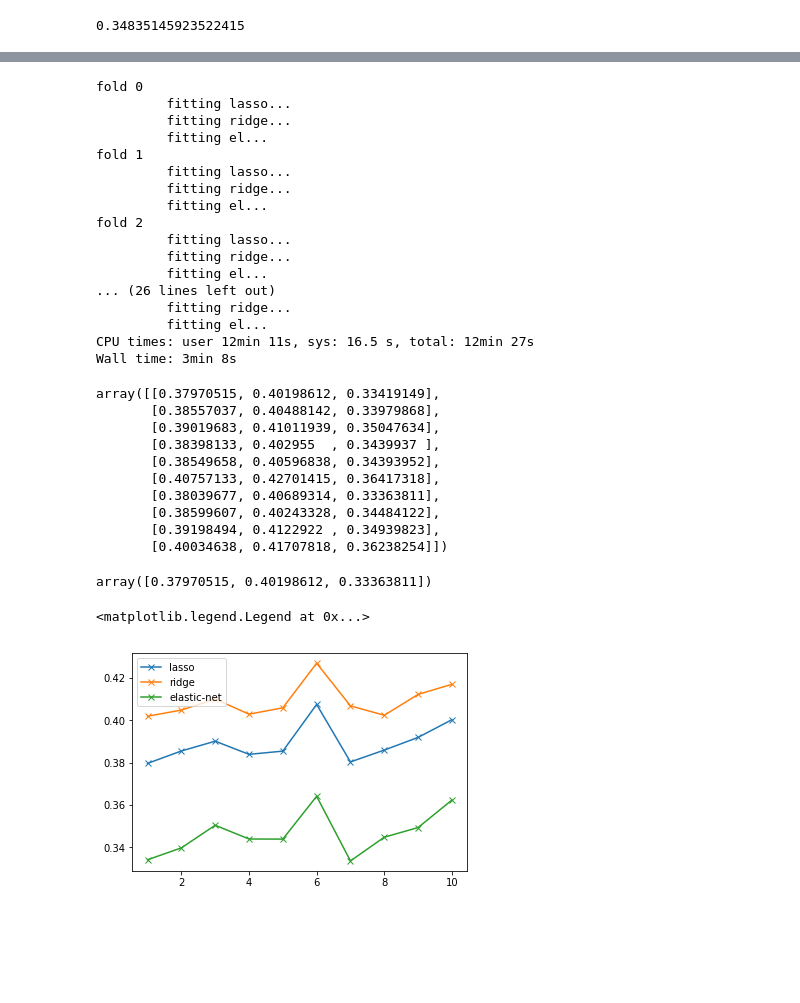
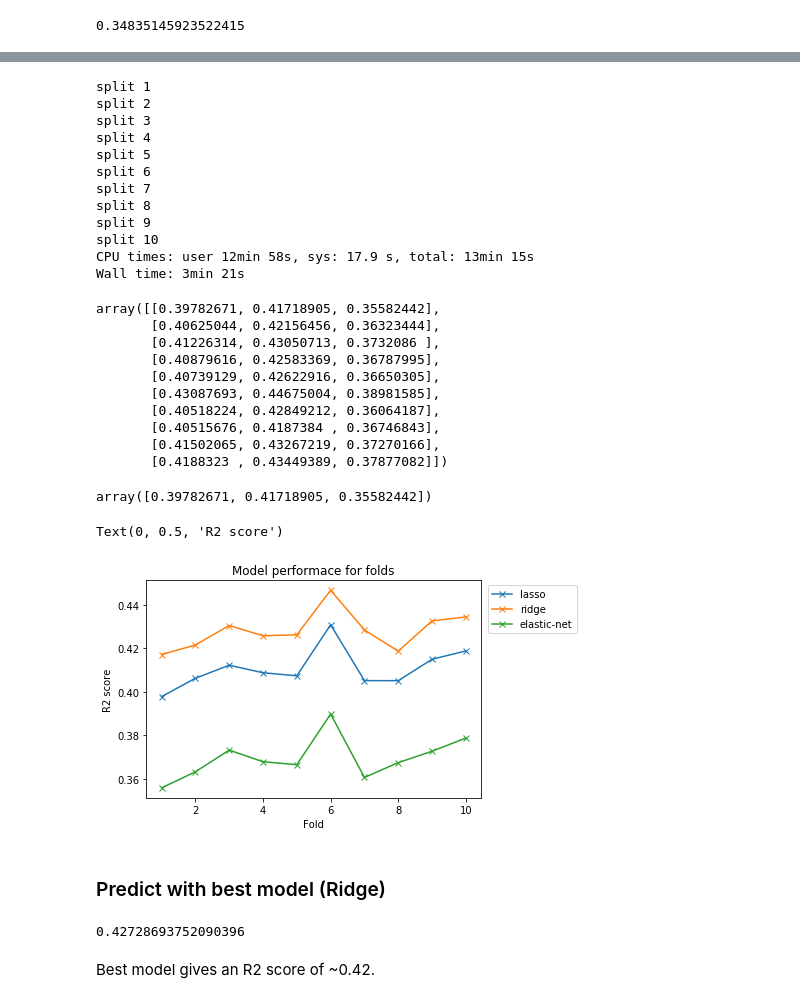
Before and after one commit to DarkestFloyd/DS5500, a Jupyter notebook: Real_World_DS/hw.ipynb, the cells around one changed output, grey strips where cells are left out. Drawn from its saved outputs; the diff is of its cells as text; code cells hidden in the pictures; blank space fills up the shorter version.

```diff
--- a/Real_World_DS/hw.ipynb
+++ b/Real_World_DS/hw.ipynb
@@ -313,20 +299,19 @@ kf.get_n_splits(train_X)
 # %%
 %%time
 lasso_opt = Lasso(alpha=1e-2, fit_intercept=False, normalize=False, copy_X=True)
-ridge_opt = Ridge(alpha=1e-2, fit_intercept=False, normalize=False, copy_X=True)
+ridge_opt = Ridge(alpha=1e-3, fit_intercept=False, normalize=False, copy_X=True)
 el_opt = ElasticNet(alpha=0.0370, l1_ratio=1, fit_intercept=False, normalize=False, copy_X=True)
 
-scores = np.zeros(shape=(10, 3))
+splits = 10
+kf = KFold(n_splits=splits, shuffle=True, random_state=666)
+scores = np.zeros(shape=(splits, 3))
 for i, (train_idx, val_idx) in enumerate(kf.split(train_X)):
     train_fold_x, train_fold_y = train_X.iloc[train_idx, :], train_y[train_idx]
     test_fold_x, test_fold_y = train_X.iloc[val_idx, :], train_y[val_idx]
 
-    print('fold {0}'.format(i))
-    print('\t fitting lasso...')
+    print('split {0}'.format(i + 1))
     lasso_opt.fit(train_fold_x, train_fold_y)
-    print('\t fitting ridge...')
     ridge_opt.fit(train_fold_x, train_fold_y)
-    print('\t fitting el...')
     el_opt.fit(train_fold_x, train_fold_y)
 
     score = []
@@ -336,45 +321,52 @@ for i, (train_idx, val_idx) in enumerate(kf.split(train_X)):
 
     scores[i, :] = score
 # %% [output]
-fold 0
-         fitting lasso...
-         fitting ridge...
-         fitting el...
-fold 1
-         fitting lasso...
-         fitting ridge...
-         fitting el...
-fold 2
-         fitting lasso...
-         fitting ridge...
-         fitting el...
-... (26 lines left out)
-         fitting ridge...
-         fitting el...
-CPU times: user 12min 11s, sys: 16.5 s, total: 12min 27s
-Wall time: 3min 8s
+split 1
+split 2
+split 3
+split 4
+split 5
+split 6
+split 7
+split 8
+split 9
+split 10
+CPU times: user 12min 58s, sys: 17.9 s, total: 13min 15s
+Wall time: 3min 21s
 # %%
 scores
 # %% [output]
-array([[0.37970515, 0.40198612, 0.33419149],
-       [0.38557037, 0.40488142, 0.33979868],
-       [0.39019683, 0.41011939, 0.35047634],
-       [0.38398133, 0.402955  , 0.3439937 ],
-       [0.38549658, 0.40596838, 0.34393952],
-       [0.40757133, 0.42701415, 0.36417318],
-       [0.38039677, 0.40689314, 0.33363811],
-       [0.38599607, 0.40243328, 0.34484122],
-       [0.39198494, 0.4122922 , 0.34939823],
-       [0.40034638, 0.41707818, 0.36238254]])
+array([[0.39782671, 0.41718905, 0.35582442],
+       [0.40625044, 0.42156456, 0.36323444],
+       [0.41226314, 0.43050713, 0.3732086 ],
+       [0.40879616, 0.42583369, 0.36787995],
+       [0.40739129, 0.42622916, 0.36650305],
+       [0.43087693, 0.44675004, 0.38981585],
+       [0.40518224, 0.42849212, 0.36064187],
+       [0.40515676, 0.4187384 , 0.36746843],
+       [0.41502065, 0.43267219, 0.37270166],
+       [0.4188323 , 0.43449389, 0.37877082]])
 # %%
 scores.min(axis=0)
 # %% [output]
-array([0.37970515, 0.40198612, 0.33363811])
+array([0.39782671, 0.41718905, 0.35582442])
 # %%
 plt.plot(np.arange(1, 11), scores[:, 0], 'x-', label='lasso')
 plt.plot(np.arange(1, 11), scores[:, 1], 'x-', label='ridge')
 plt.plot(np.arange(1, 11), scores[:, 2], 'x-', label='elastic-net')
-plt.legend(loc=0)
+plt.legend(loc=1, bbox_to_anchor=(1.3, 1))
+plt.title("Model performace for folds")
+plt.xlabel("Fold")
+plt.ylabel('R2 score')
 # %% [output]
-<matplotlib.legend.Legend at 0x...>
+Text(0, 0.5, 'R2 score')
-[figure, old version]
+[figure, new version]
+# %% [markdown]
+### Predict with best model (Ridge)
+# %%
+ridge_opt.fit(train_X, train_y)
+ridge_opt.score(test_X, test_y)
+# %% [output]
+0.42728693752090396
+# %% [markdown]
+Best model gives an R2 score of ~0.42.
```
Also changed, not shown: parts of 16 cells of this notebook.
